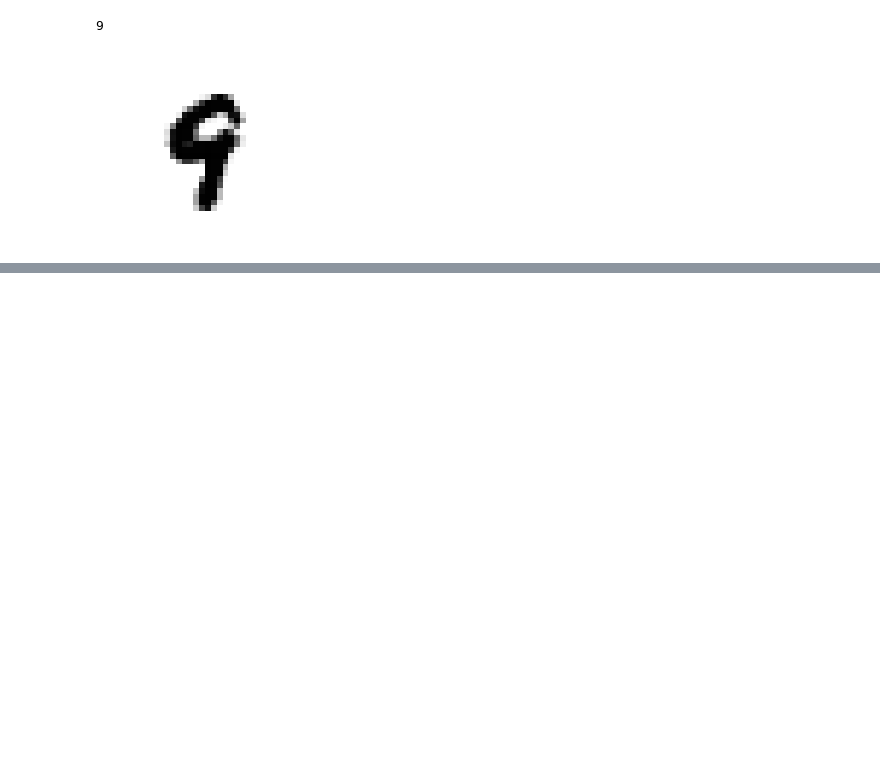
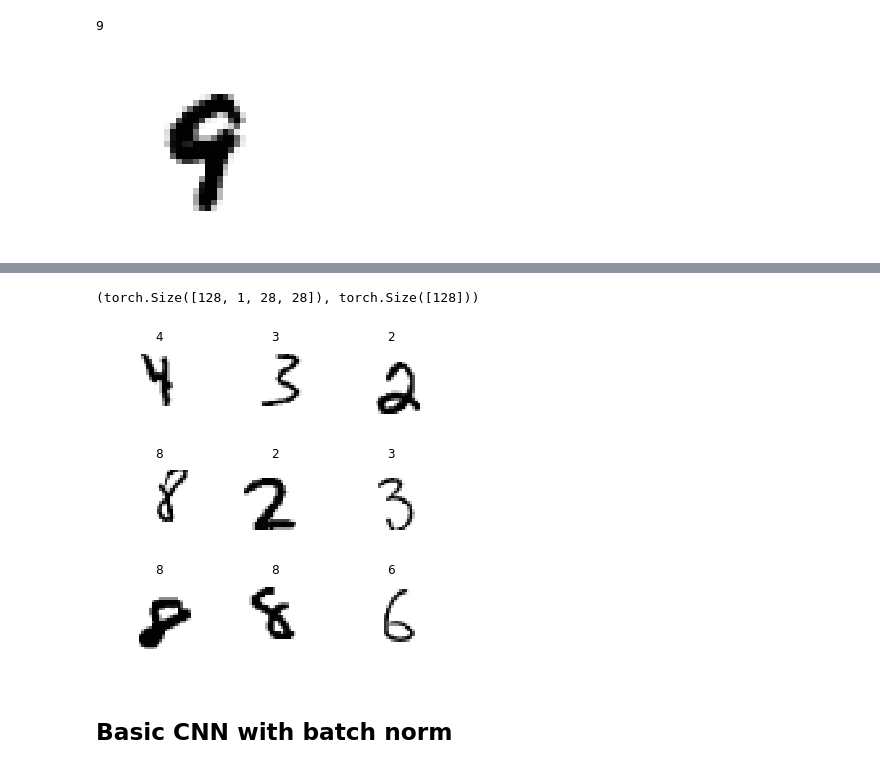
Before and after one commit to 3lv27/60DaysOfMLCode, a Jupyter notebook: notebooks/Fastai-dl1-nbs/Lesson7-Resnet-Mnist.ipynb, the cells around one changed output, grey strips where cells are left out. Drawn from its saved outputs; the diff is of its cells as text; code cells hidden in the pictures; blank space fills up the shorter version.

```diff
--- a/notebooks/Fastai-dl1-nbs/Lesson7-Resnet-Mnist.ipynb
+++ b/notebooks/Fastai-dl1-nbs/Lesson7-Resnet-Mnist.ipynb
@@ -116,0 +117,11 @@ plot_multi(_plot, 3, 3, figsize=(8, 8)) #fastai function
+# %%
+xb, yb = data.one_batch()
+xb.shape, yb.shape
+# %% [output]
+(torch.Size([128, 1, 28, 28]), torch.Size([128]))
+# %%
+data.show_batch(rows=3, figsize=(5,5))
+# %% [output]
+[figure, added]
+# %% [markdown]
+## Basic CNN with batch norm
```
Also changed, not shown: parts of 24 cells of this notebook, 1 other file.
